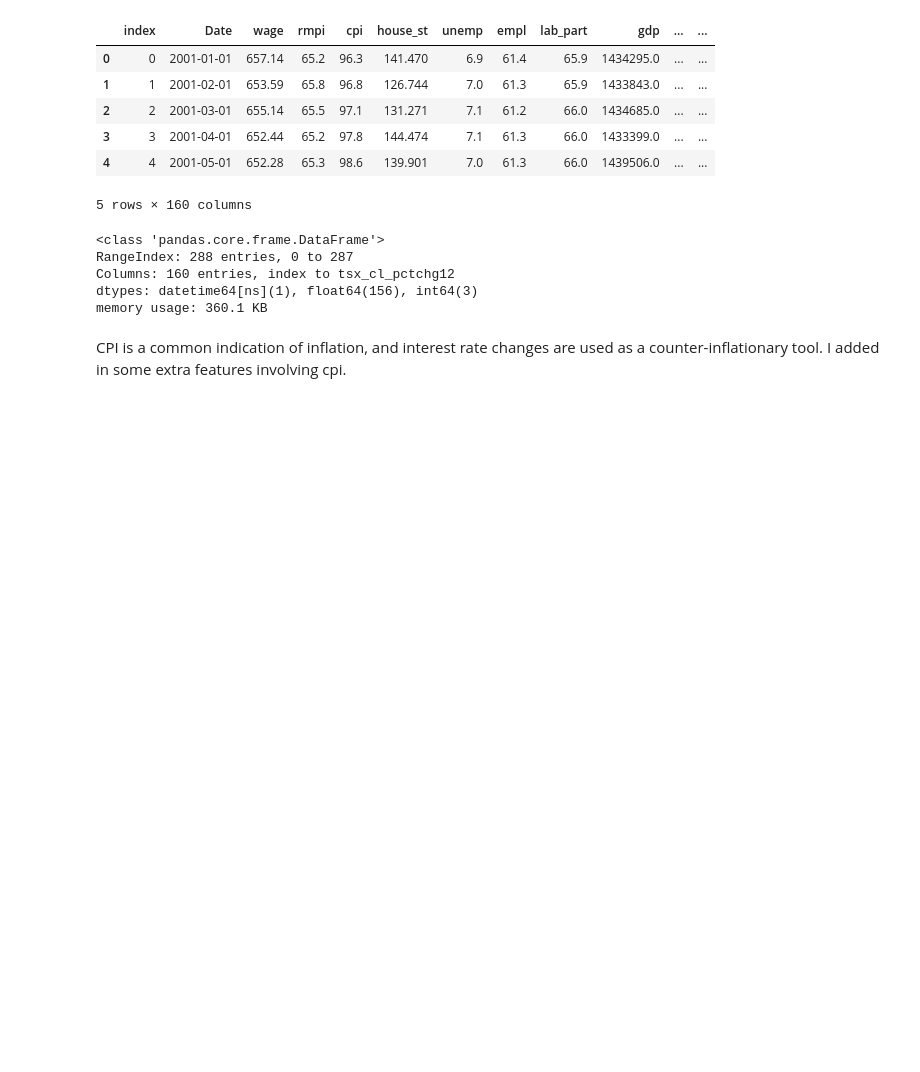
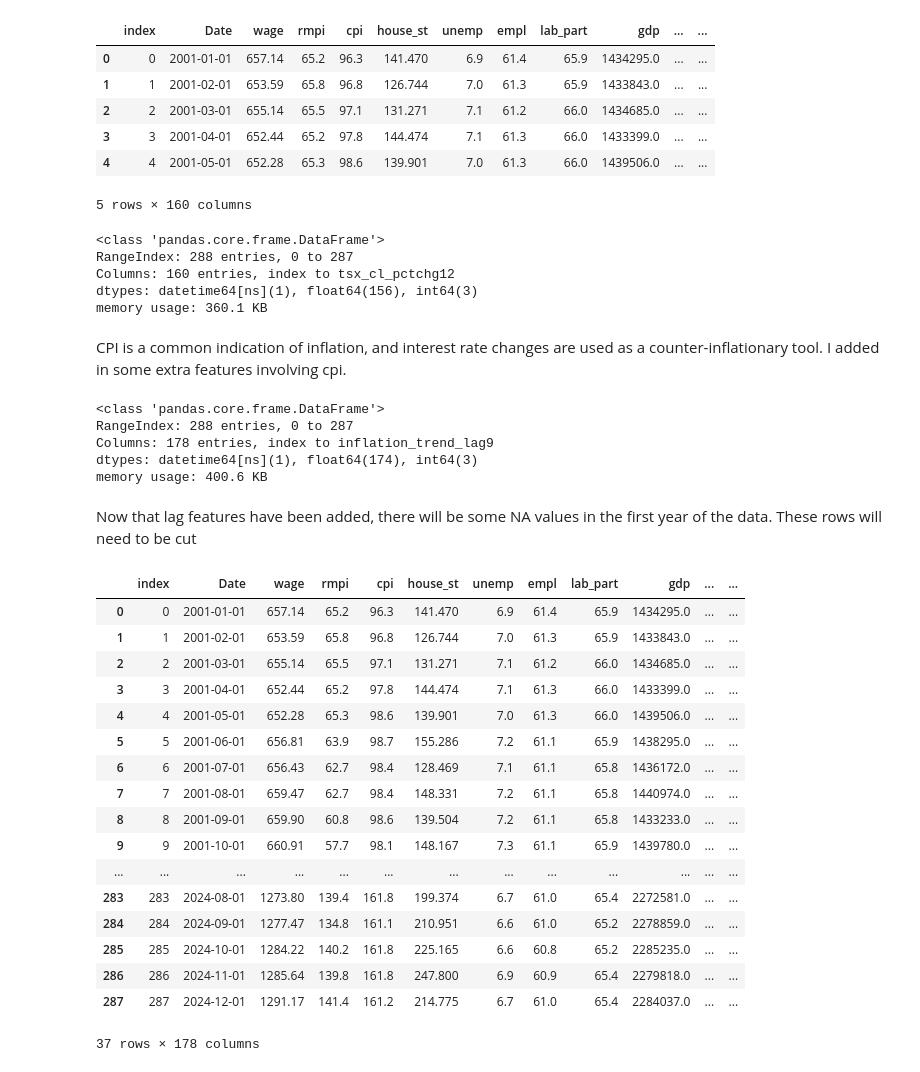
Before and after one commit to FleaBusyBeeBergs/dtsa5511-final-project, a Jupyter notebook: dtsa5511_final_project.ipynb, the cells around one changed output. Saved outputs shown, nothing was run; the diff lists cells and outputs as text; code cells hidden in the pictures; blank space fills up the shorter version.

```diff
--- a/dtsa5511_final_project.ipynb
+++ b/dtsa5511_final_project.ipynb
@@ -744,3 +744,34 @@ ml_df['inflation_trend'] = ml_df['inflation_dev'].diff()
 ml_df['inflation_trend_lag3'] = ml_df['inflation_trend'].shift(3)
 ml_df['inflation_trend_lag6'] = ml_df['inflation_trend'].shift(6)
 ml_df['inflation_trend_lag9'] = ml_df['inflation_trend'].shift(9)
+# %%
+ml_df.info()
+# %% [output]
+<class 'pandas.core.frame.DataFrame'>
+RangeIndex: 288 entries, 0 to 287
+Columns: 178 entries, index to inflation_trend_lag9
+dtypes: datetime64[ns](1), float64(174), int64(3)
+memory usage: 400.6 KB
+# %% [markdown]
+Now that lag features have been added, there will be some NA values in the first year of the data. These rows will need to be cut
+# %%
+ml_df[ml_df.isna().any(axis=1)]
+# %% [output]
+|  | index | Date | wage | rmpi | cpi | house_st | unemp | empl | lab_part | gdp | ... | ... |
+| 0 | 0 | 2001-01-01 | 657.14 | 65.2 | 96.3 | 141.470 | 6.9 | 61.4 | 65.9 | 1434295.0 | ... | ... |
+| 1 | 1 | 2001-02-01 | 653.59 | 65.8 | 96.8 | 126.744 | 7.0 | 61.3 | 65.9 | 1433843.0 | ... | ... |
+| 2 | 2 | 2001-03-01 | 655.14 | 65.5 | 97.1 | 131.271 | 7.1 | 61.2 | 66.0 | 1434685.0 | ... | ... |
+| 3 | 3 | 2001-04-01 | 652.44 | 65.2 | 97.8 | 144.474 | 7.1 | 61.3 | 66.0 | 1433399.0 | ... | ... |
+| 4 | 4 | 2001-05-01 | 652.28 | 65.3 | 98.6 | 139.901 | 7.0 | 61.3 | 66.0 | 1439506.0 | ... | ... |
+| 5 | 5 | 2001-06-01 | 656.81 | 63.9 | 98.7 | 155.286 | 7.2 | 61.1 | 65.9 | 1438295.0 | ... | ... |
+| 6 | 6 | 2001-07-01 | 656.43 | 62.7 | 98.4 | 128.469 | 7.1 | 61.1 | 65.8 | 1436172.0 | ... | ... |
+| 7 | 7 | 2001-08-01 | 659.47 | 62.7 | 98.4 | 148.331 | 7.2 | 61.1 | 65.8 | 1440974.0 | ... | ... |
+| 8 | 8 | 2001-09-01 | 659.90 | 60.8 | 98.6 | 139.504 | 7.2 | 61.1 | 65.8 | 1433233.0 | ... | ... |
+| 9 | 9 | 2001-10-01 | 660.91 | 57.7 | 98.1 | 148.167 | 7.3 | 61.1 | 65.9 | 1439780.0 | ... | ... |
+| ... | ... | ... | ... | ... | ... | ... | ... | ... | ... | ... | ... | ... |
+| 283 | 283 | 2024-08-01 | 1273.80 | 139.4 | 161.8 | 199.374 | 6.7 | 61.0 | 65.4 | 2272581.0 | ... | ... |
+| 284 | 284 | 2024-09-01 | 1277.47 | 134.8 | 161.1 | 210.951 | 6.6 | 61.0 | 65.2 | 2278859.0 | ... | ... |
+| 285 | 285 | 2024-10-01 | 1284.22 | 140.2 | 161.8 | 225.165 | 6.6 | 60.8 | 65.2 | 2285235.0 | ... | ... |
+| 286 | 286 | 2024-11-01 | 1285.64 | 139.8 | 161.8 | 247.800 | 6.9 | 60.9 | 65.4 | 2279818.0 | ... | ... |
+| 287 | 287 | 2024-12-01 | 1291.17 | 141.4 | 161.2 | 214.775 | 6.7 | 61.0 | 65.4 | 2284037.0 | ... | ... |
+37 rows × 178 columns
```
